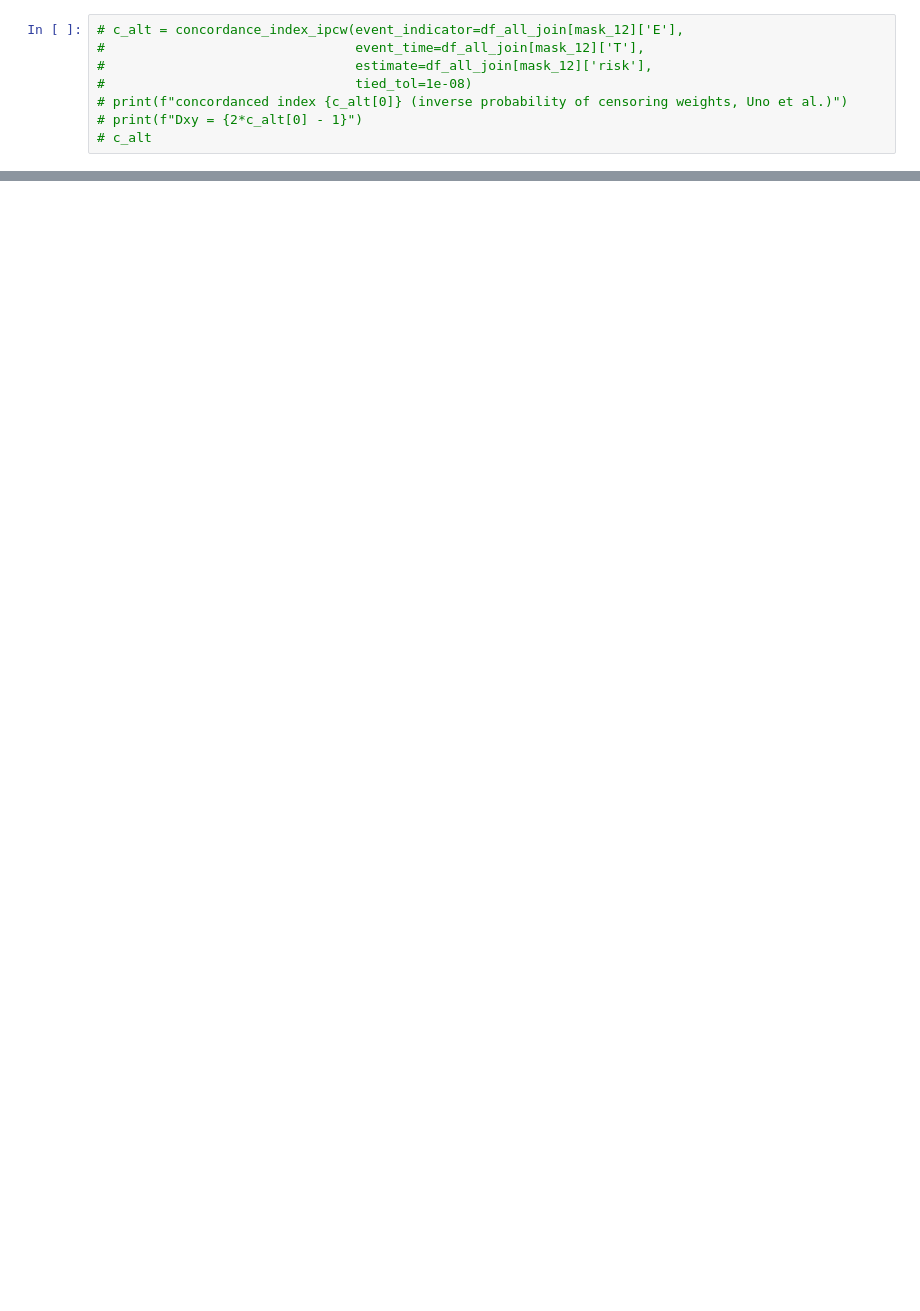
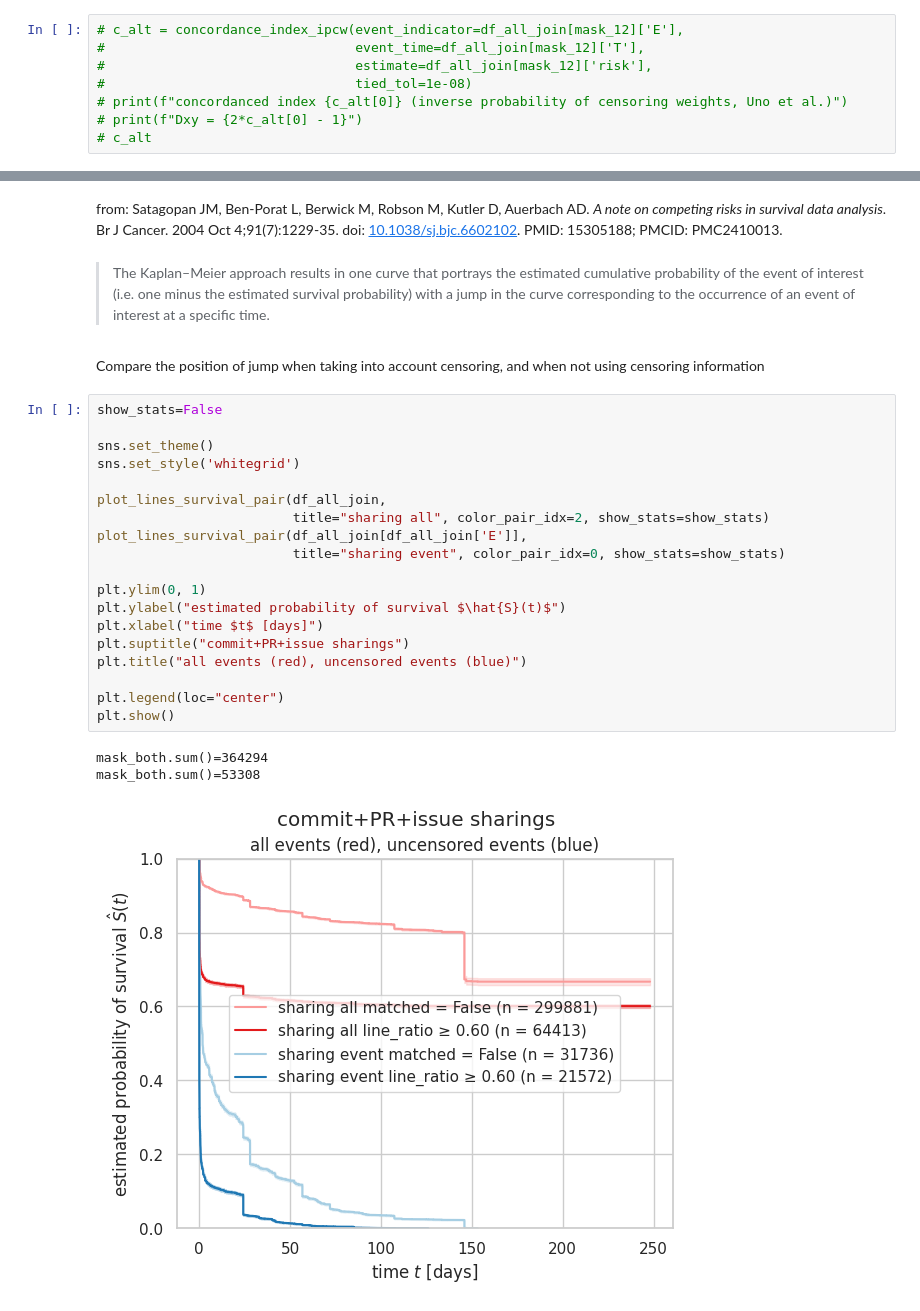
Before and after one commit to ncusi/MSR_Challenge_2024, a Jupyter notebook: notebooks/analyze_changes_survival.ipynb, the cells around one changed output, grey strips where cells are left out. Drawn from its saved outputs; the diff is of its cells as text; blank space fills up the shorter version.

```diff
--- a/notebooks/analyze_changes_survival.ipynb
+++ b/notebooks/analyze_changes_survival.ipynb
@@ -1974,0 +1985,29 @@ Dxy = -0.31926953926975066
+# %% [markdown]
+from: Satagopan JM, Ben-Porat L, Berwick M, Robson M, Kutler D, Auerbach AD. _A note on competing risks in survival data analysis_. Br J Cancer. 2004 Oct 4;91(7):1229-35. doi: [10.1038/sj.bjc.6602102](https://doi.org/10.1038%2Fsj.bjc.6602102). PMID: 15305188; PMCID: PMC2410013.
+# %% [markdown]
+> The Kaplan–Meier approach results in one curve that portrays the estimated cumulative probability of the event of interest (i.e. one minus the estimated survival probability) with a jump in the curve corresponding to the occurrence of an event of interest at a specific time.
+# %% [markdown]
+Compare the position of jump when taking into account censoring, and when not using censoring information
+# %%
+show_stats=False
+
+sns.set_theme()
+sns.set_style('whitegrid')
+
+plot_lines_survival_pair(df_all_join,
+                         title="sharing all", color_pair_idx=2, show_stats=show_stats)
+plot_lines_survival_pair(df_all_join[df_all_join['E']],
+                         title="sharing event", color_pair_idx=0, show_stats=show_stats)
+
+plt.ylim(0, 1)
+plt.ylabel("estimated probability of survival $\hat{S}(t)$")
+plt.xlabel("time $t$ [days]")
+plt.suptitle("commit+PR+issue sharings")
+plt.title("all events (red), uncensored events (blue)")
+
+plt.legend(loc="center")
+plt.show()
+# %% [output]
+mask_both.sum()=364294
+mask_both.sum()=53308
+[figure, added]
```
Also changed, not shown: parts of 51 cells of this notebook.
